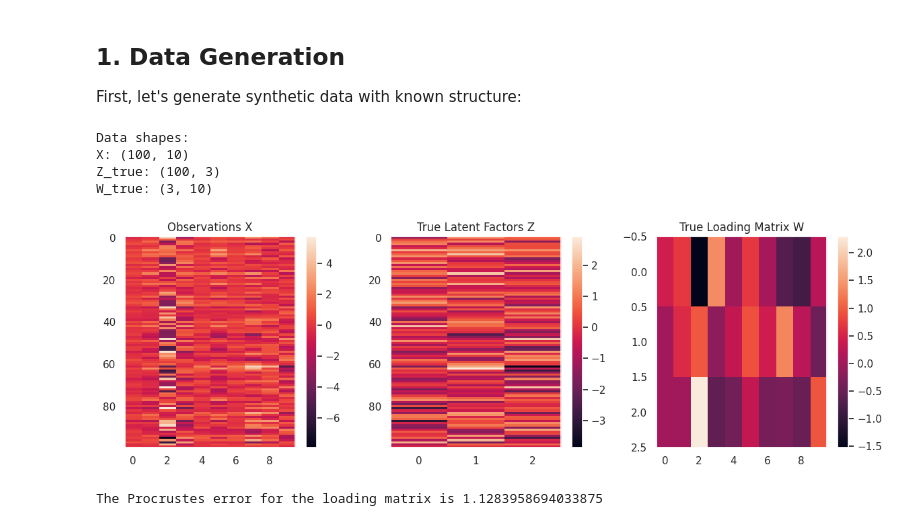
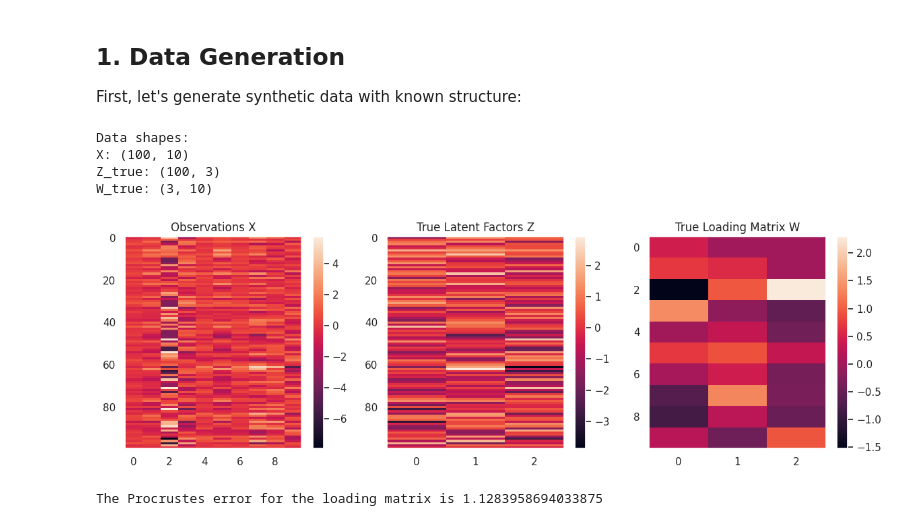
Before and after one commit to dimarkov/sppcax, a Jupyter notebook: examples/debug_factor_analysis.ipynb, the cells around one changed output. Drawn from its saved outputs; the diff is of its cells as text; code cells hidden in the pictures.

```diff
--- a/examples/debug_factor_analysis.ipynb
+++ b/examples/debug_factor_analysis.ipynb
@@ -64,35 +64,35 @@ noise = 0.1 * jr.normal(subkey, (n_samples, n_features))
 X = Z_true @ W_true + noise
 
 print("Data shapes:")
 print(f"X: {X.shape}")
 print(f"Z_true: {Z_true.shape}")
 print(f"W_true: {W_true.shape}")
 
 # Visualize the data
 plt.figure(figsize=(12, 4))
 
 plt.subplot(131)
 plt.imshow(X, aspect='auto')
 plt.title('Observations X')
 plt.colorbar()
 
 plt.subplot(132)
 plt.imshow(Z_true, aspect='auto')
 plt.title('True Latent Factors Z')
 plt.colorbar()
 
 plt.subplot(133)
-plt.imshow(W_true, aspect='auto')
+plt.imshow(W_true.T, aspect='auto')
 plt.title('True Loading Matrix W')
 plt.colorbar()
 
 plt.tight_layout()
 # %% [output]
 Data shapes:
 X: (100, 10)
 Z_true: (100, 3)
 W_true: (3, 10)
-[figure, old version]
+[figure, new version]
 # %%
 z_dim = n_components
 u, s, v = jnp.linalg.svd(X - X.mean(0), full_matrices=False)
```
Also changed, not shown: 1 other file.
